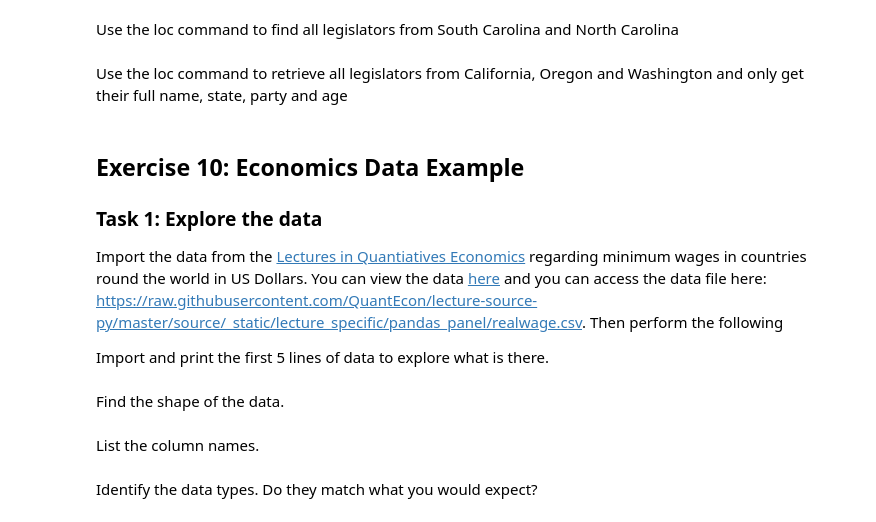
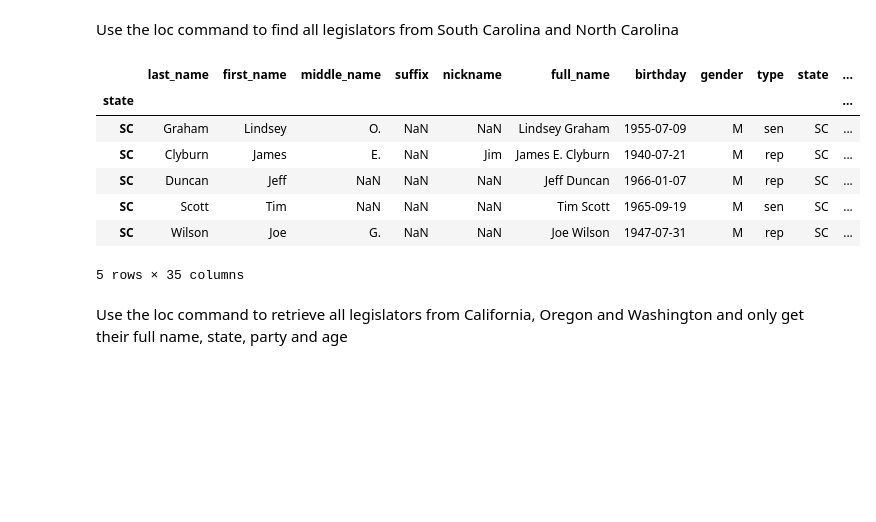
Before and after one commit to kara-ry/Data-Analytics-With-Python, a Jupyter notebook: class_exercises/D04-Pandas_Part1.ipynb, the cells around one changed output. Saved outputs shown, nothing was run; the diff lists cells and outputs as text; code cells hidden in the pictures; blank space fills up the shorter version.

```diff
--- a/class_exercises/D04-Pandas_Part1.ipynb
+++ b/class_exercises/D04-Pandas_Part1.ipynb
@@ -182,16 +375,15 @@ Reindex the legislators dataframe using the state, and find all legislators from
 # %% [markdown]
 Use the loc command to find all legislators from South Carolina and North Carolina
+# %%
+legislators.loc[['SC', 'NC']].head()
+# %% [output]
+|  | last_name | first_name | middle_name | suffix | nickname | full_name | birthday | gender | type | state | ... |
+| state |  |  |  |  |  |  |  |  |  |  | ... |
+| SC | Graham | Lindsey | O. | NaN | NaN | Lindsey Graham | 1955-07-09 | M | sen | SC | ... |
+| SC | Clyburn | James | E. | NaN | Jim | James E. Clyburn | 1940-07-21 | M | rep | SC | ... |
+| SC | Duncan | Jeff | NaN | NaN | NaN | Jeff Duncan | 1966-01-07 | M | rep | SC | ... |
+| SC | Scott | Tim | NaN | NaN | NaN | Tim Scott | 1965-09-19 | M | sen | SC | ... |
+| SC | Wilson | Joe | G. | NaN | NaN | Joe Wilson | 1947-07-31 | M | rep | SC | ... |
+5 rows × 35 columns
 # %% [markdown]
 Use the loc command to retrieve all legislators from California, Oregon and Washington and only get their full name, state, party and age
-# %% [markdown]
-## Exercise 10: Economics Data Example
-### Task 1: Explore the data
-Import the data from the [Lectures in Quantiatives Economics](https://github.com/QuantEcon/lecture-source-py) regarding minimum wages in countries round the world in US Dollars.  You can view the data [here](https://github.com/QuantEcon/lecture-source-py/blob/master/source/_static/lecture_specific/pandas_panel/realwage.csv) and you can access the data file here: https://raw.githubusercontent.com/QuantEcon/lecture-source-py/master/source/_static/lecture_specific/pandas_panel/realwage.csv.  Then perform the following
-
-Import and print the first 5 lines of data to explore what is there.
-# %% [markdown]
-Find the shape of the data.
-# %% [markdown]
-List the column names.
-# %% [markdown]
-Identify the data types. Do they match what you would expect?
```
Also changed, not shown: parts of 42 cells of this notebook, 5 other files.
